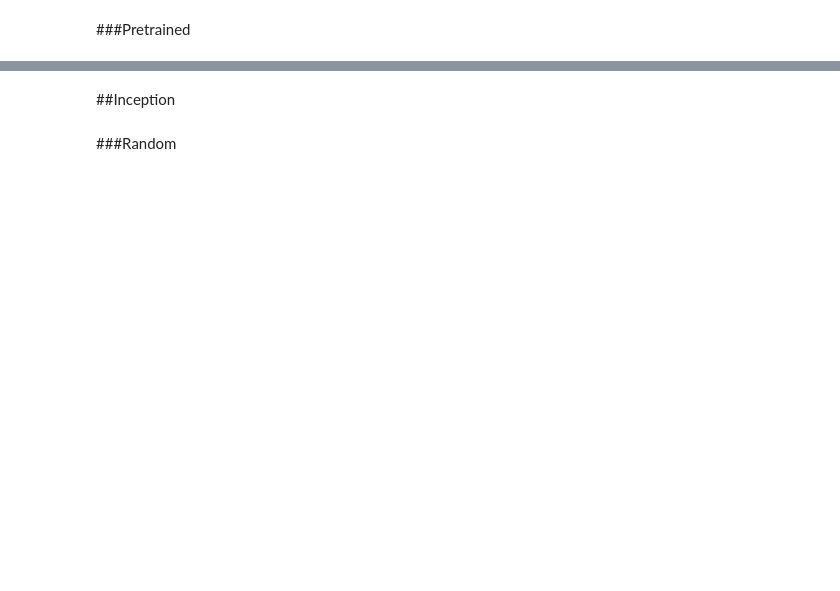
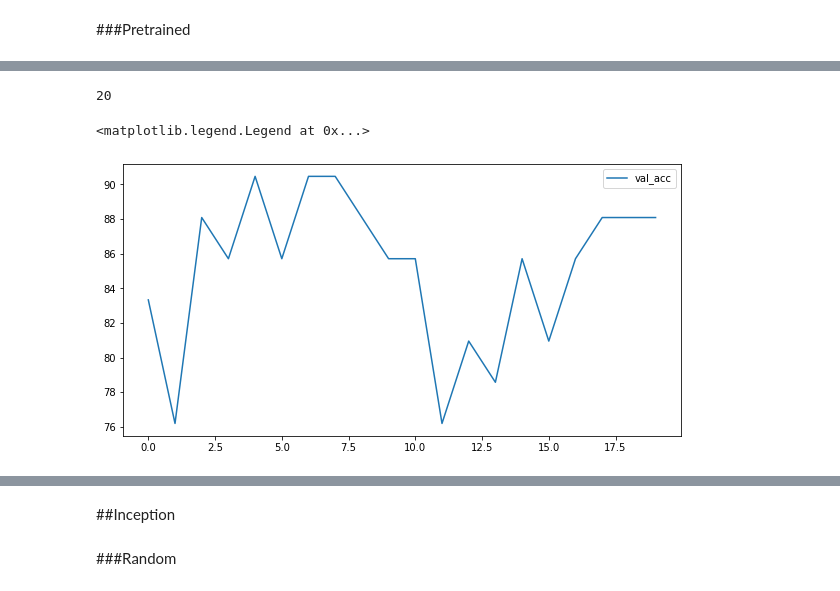
Before and after one commit to Farouk96/Audio-Classification, a Jupyter notebook: P7_02_02_New_methode.ipynb, the cells around one changed output, grey strips where cells are left out. Saved outputs shown, nothing was run; the diff lists cells and outputs as text; code cells hidden in the pictures; blank space fills up the shorter version.

```diff
--- a/P7_02_02_New_methode.ipynb
+++ b/P7_02_02_New_methode.ipynb
@@ -141 +278,14 @@ Epoch 19/20 Loss:0.05587495803870081 Valid Acc:76.19047619047619
+# %%
+val_acc=[83.33,76.19,88.09,85.71,90.47,85.71,90.47,90.47,88.09,85.71,85.71,76.19,80.95,78.57,85.71,80.95,85.71,88.09,88.09,88.09]
+len(val_acc)
+# %% [output]
+20
+# %%
+fig, ax = plt.subplots(figsize=(10,5))
+
+plt.plot(Epoch,val_acc)
+plt.legend(['val_acc'])
+# %% [output]
+<matplotlib.legend.Legend at 0x...>
+[figure, added]
 # %%
```
Also changed, not shown: parts of 26 cells of this notebook.
